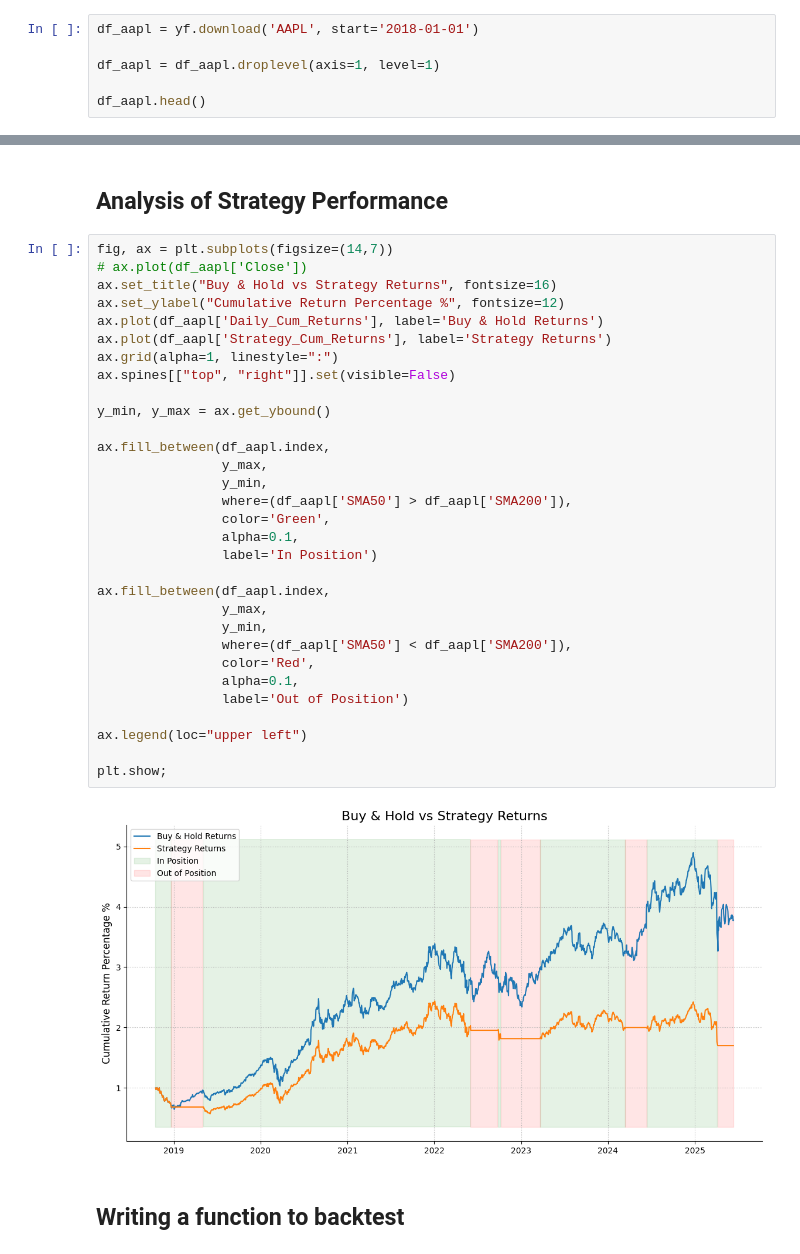
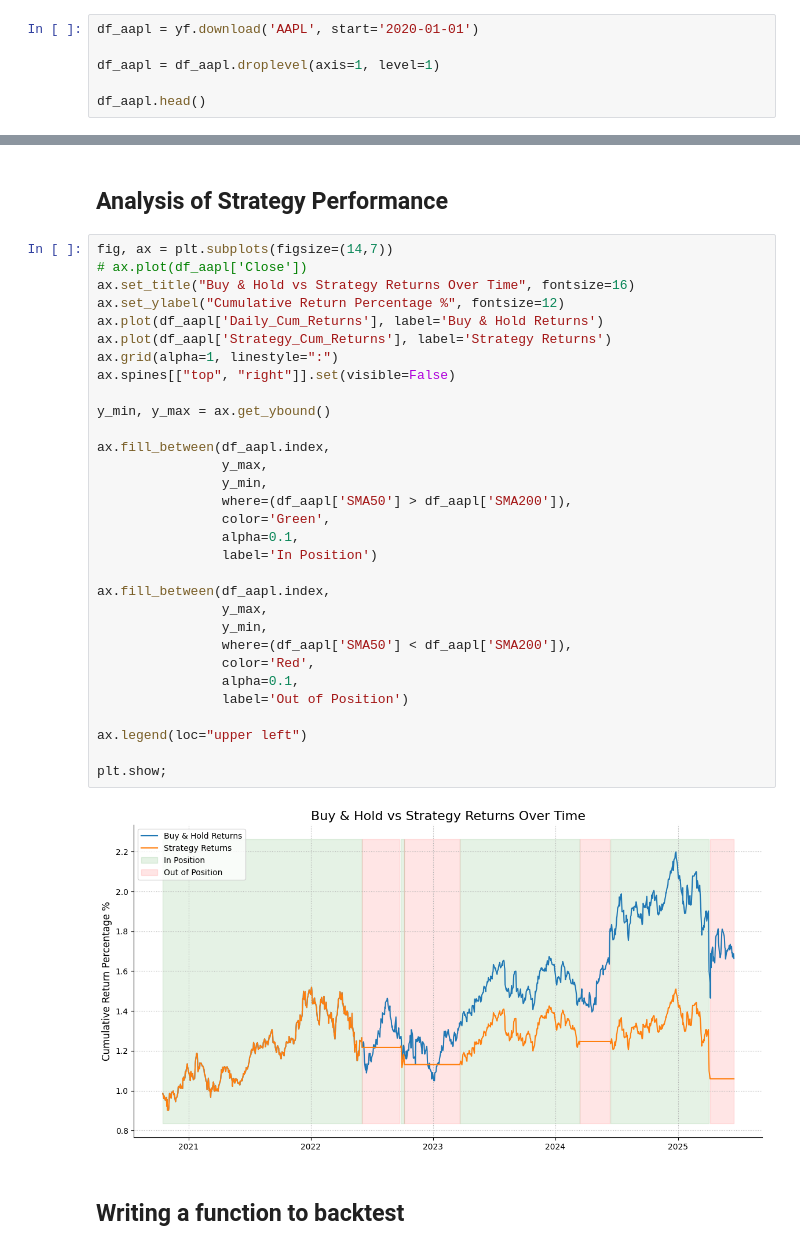
Before and after one commit to JamieW365/trading_algos, a Jupyter notebook: notebooks/moving_average_crossover.ipynb, the cells around one changed output, grey strips where cells are left out. Cells and saved outputs as stored; diff of their text form.

```diff
--- a/notebooks/moving_average_crossover.ipynb
+++ b/notebooks/moving_average_crossover.ipynb
@@ -22,7 +23,7 @@ import yfinance as yf
 # %% [markdown]
 ## Load Data From YFinance
 # %%
-df_aapl = yf.download('AAPL', start='2018-01-01')
+df_aapl = yf.download('AAPL', start='2020-01-01')
 
 df_aapl = df_aapl.droplevel(axis=1, level=1)
 
@@ -254,35 +255,35 @@ df_aapl
 # %%
 fig, ax = plt.subplots(figsize=(14,7))
 # ax.plot(df_aapl['Close'])
-ax.set_title("Buy & Hold vs Strategy Returns", fontsize=16)
+ax.set_title("Buy & Hold vs Strategy Returns Over Time", fontsize=16)
 ax.set_ylabel("Cumulative Return Percentage %", fontsize=12)
 ax.plot(df_aapl['Daily_Cum_Returns'], label='Buy & Hold Returns')
 ax.plot(df_aapl['Strategy_Cum_Returns'], label='Strategy Returns')
 ax.grid(alpha=1, linestyle=":")
 ax.spines[["top", "right"]].set(visible=False)
 
 y_min, y_max = ax.get_ybound()
 
 ax.fill_between(df_aapl.index,
                 y_max,
                 y_min,
                 where=(df_aapl['SMA50'] > df_aapl['SMA200']),
                 color='Green',
                 alpha=0.1,
                 label='In Position')
 
 ax.fill_between(df_aapl.index,
                 y_max,
                 y_min,
                 where=(df_aapl['SMA50'] < df_aapl['SMA200']),
                 color='Red',
                 alpha=0.1,
                 label='Out of Position')
 
 ax.legend(loc="upper left")
 
 plt.show;
 # %% [output]
-[figure, old version]
+[figure, new version]
 # %% [markdown]
 ## Writing a function to backtest
```
Also changed, not shown: parts of 50 cells of this notebook.
